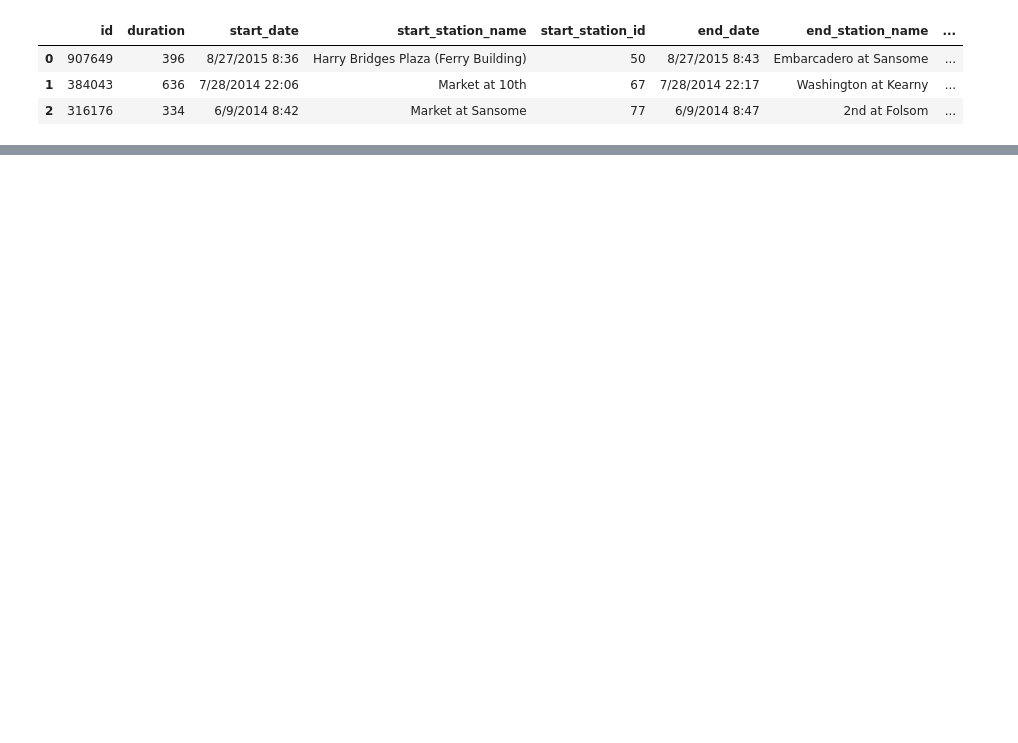
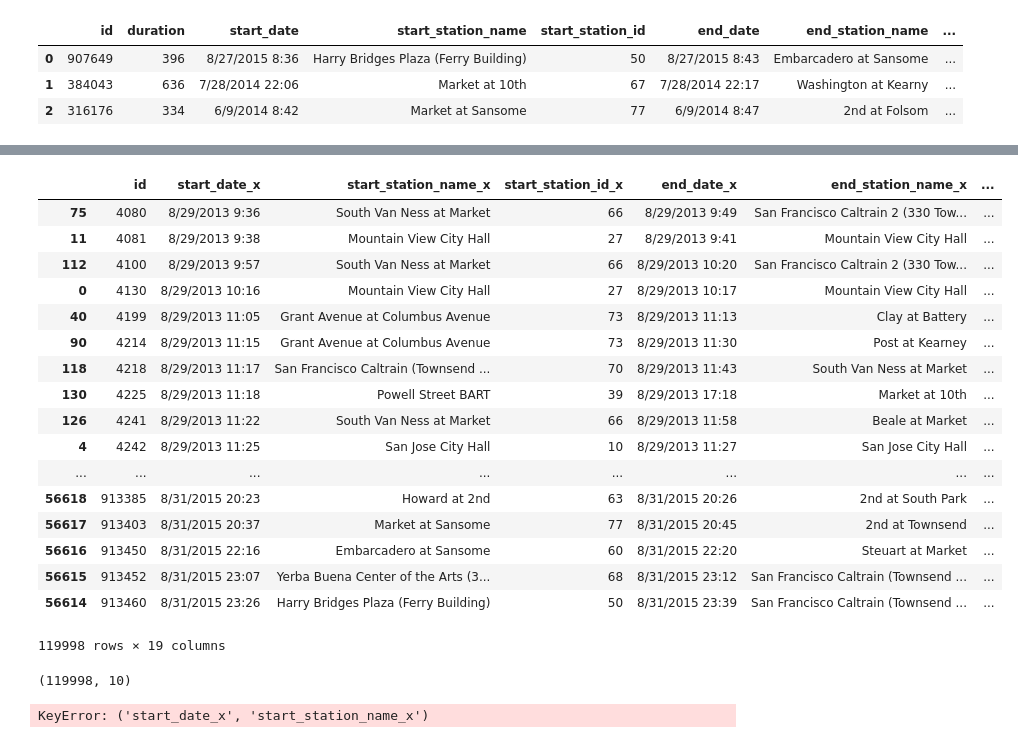
Before and after one commit to pabloernesto/sfBikes, a Jupyter notebook: example_machine_learning_by_robert.ipynb, the cells around one changed output, grey strips where cells are left out. Saved outputs shown, nothing was run; the diff lists cells and outputs as text; code cells hidden in the pictures; blank space fills up the shorter version.

```diff
--- a/example_machine_learning_by_robert.ipynb
+++ b/example_machine_learning_by_robert.ipynb
@@ -24,0 +92,34 @@ trip_train.head(3)
+# %%
+t
+# %% [output]
+|  | id | start_date_x | start_station_name_x | start_station_id_x | end_date_x | end_station_name_x | ... |
+| 75 | 4080 | 8/29/2013 9:36 | South Van Ness at Market | 66 | 8/29/2013 9:49 | San Francisco Caltrain 2 (330 Tow... | ... |
+| 11 | 4081 | 8/29/2013 9:38 | Mountain View City Hall | 27 | 8/29/2013 9:41 | Mountain View City Hall | ... |
+| 112 | 4100 | 8/29/2013 9:57 | South Van Ness at Market | 66 | 8/29/2013 10:20 | San Francisco Caltrain 2 (330 Tow... | ... |
+| 0 | 4130 | 8/29/2013 10:16 | Mountain View City Hall | 27 | 8/29/2013 10:17 | Mountain View City Hall | ... |
+| 40 | 4199 | 8/29/2013 11:05 | Grant Avenue at Columbus Avenue | 73 | 8/29/2013 11:13 | Clay at Battery | ... |
+| 90 | 4214 | 8/29/2013 11:15 | Grant Avenue at Columbus Avenue | 73 | 8/29/2013 11:30 | Post at Kearney | ... |
+| 118 | 4218 | 8/29/2013 11:17 | San Francisco Caltrain (Townsend ... | 70 | 8/29/2013 11:43 | South Van Ness at Market | ... |
+| 130 | 4225 | 8/29/2013 11:18 | Powell Street BART | 39 | 8/29/2013 17:18 | Market at 10th | ... |
+| 126 | 4241 | 8/29/2013 11:22 | South Van Ness at Market | 66 | 8/29/2013 11:58 | Beale at Market | ... |
+| 4 | 4242 | 8/29/2013 11:25 | San Jose City Hall | 10 | 8/29/2013 11:27 | San Jose City Hall | ... |
+| ... | ... | ... | ... | ... | ... | ... | ... |
+| 56618 | 913385 | 8/31/2015 20:23 | Howard at 2nd | 63 | 8/31/2015 20:26 | 2nd at South Park | ... |
+| 56617 | 913403 | 8/31/2015 20:37 | Market at Sansome | 77 | 8/31/2015 20:45 | 2nd at Townsend | ... |
+| 56616 | 913450 | 8/31/2015 22:16 | Embarcadero at Sansome | 60 | 8/31/2015 22:20 | Steuart at Market | ... |
+| 56615 | 913452 | 8/31/2015 23:07 | Yerba Buena Center of the Arts (3... | 68 | 8/31/2015 23:12 | San Francisco Caltrain (Townsend ... | ... |
+| 56614 | 913460 | 8/31/2015 23:26 | Harry Bridges Plaza (Ferry Building) | 50 | 8/31/2015 23:39 | San Francisco Caltrain (Townsend ... | ... |
+119998 rows × 19 columns
+# %%
+tt.shape
+# %% [output]
+(119998, 10)
+# %%
+del t['start_date_x']
+del t['start_date_x']
+del t['start_date_x']
+del t['start_date_x']
+del t['start_date_x']
+del t['start_date_x']
+# %% [output]
+KeyError: ('start_date_x', 'start_station_name_x')
```
Also changed, not shown: parts of 8 cells of this notebook.
